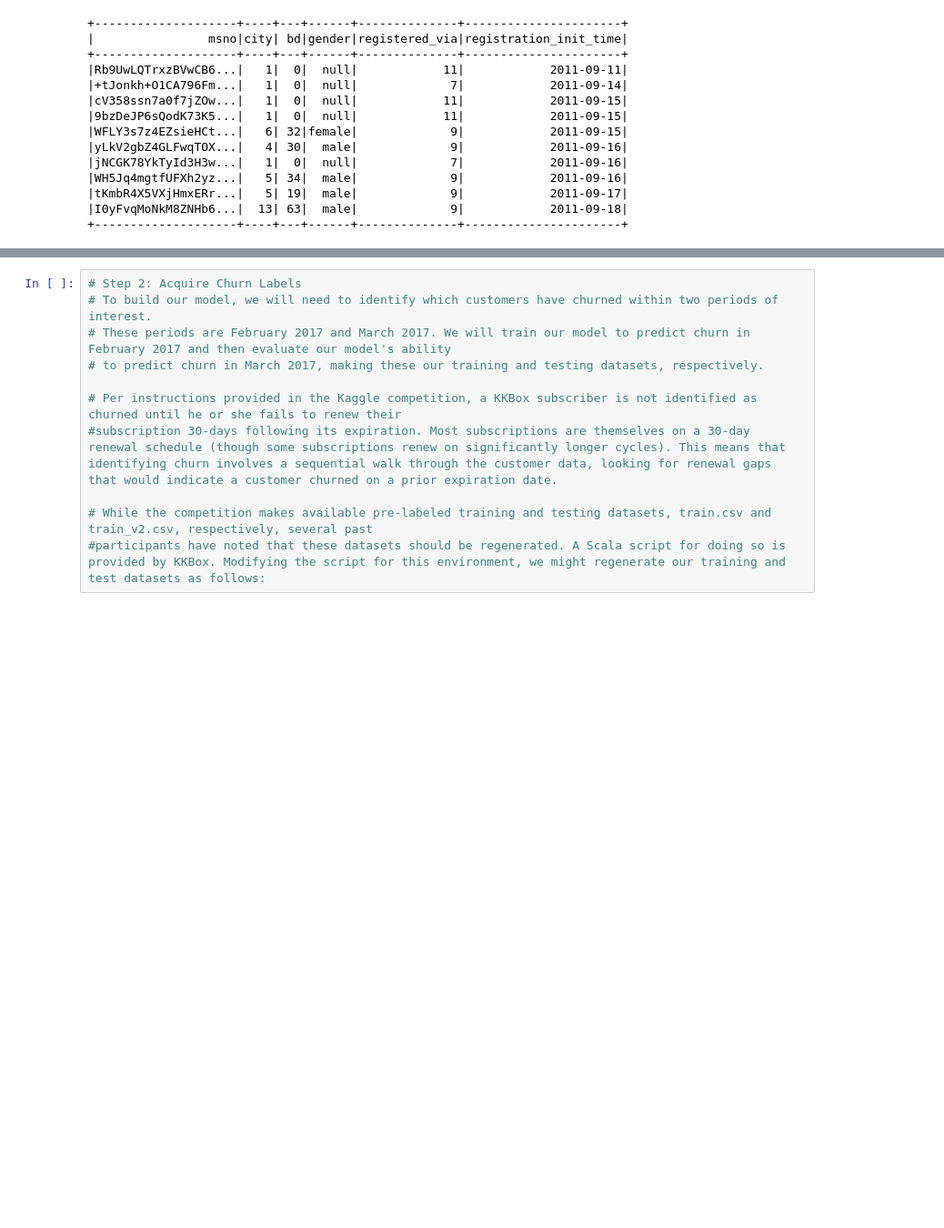
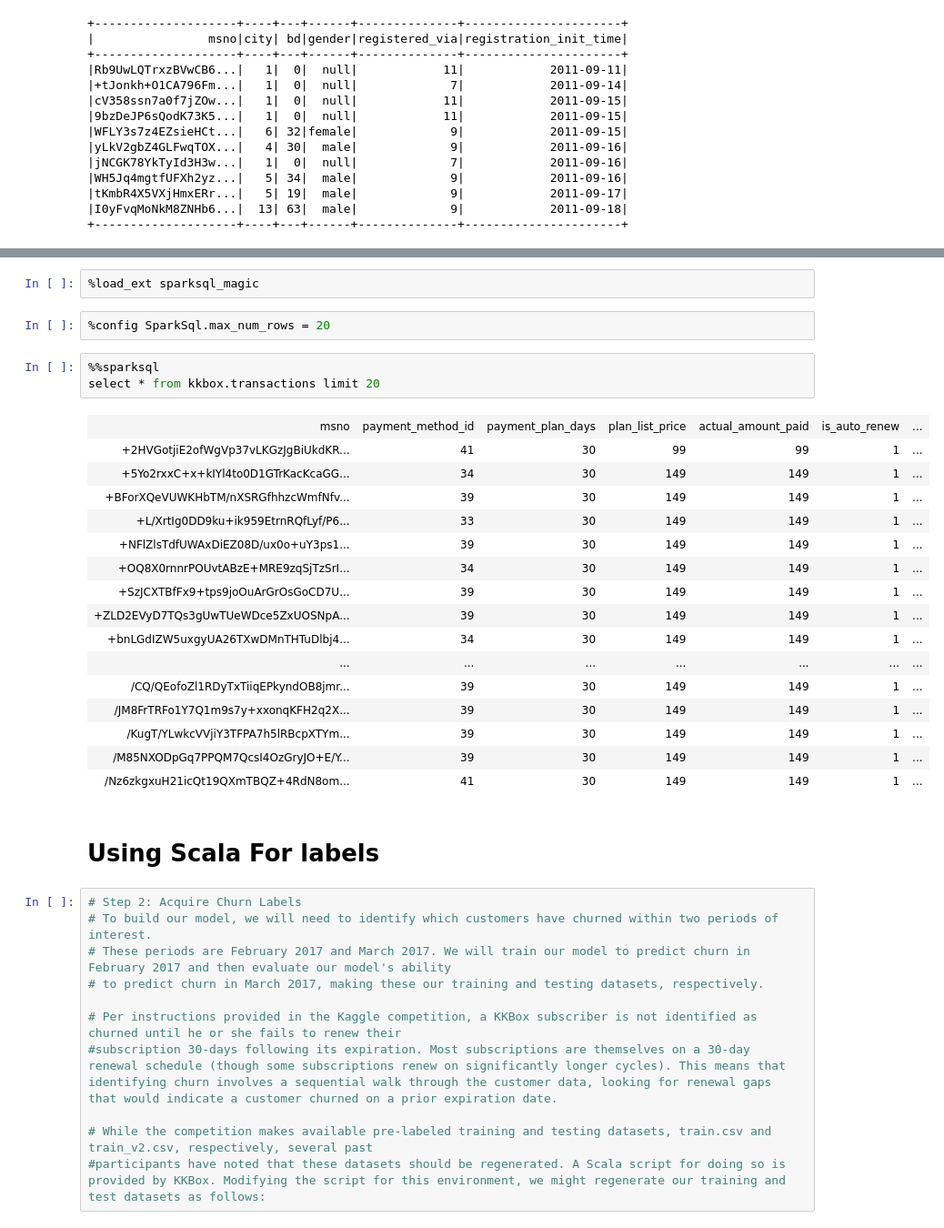
Before and after one commit to sjtalkar/DP-203-Azure-Data-Engineering-Notes, a Jupyter notebook: SparkAndDeltaLake.ipynb, the cells around one changed output, grey strips where cells are left out. Shown: that part at 91% size. Cells and saved outputs as stored; diff of their text form; blank space fills up the shorter version.

```diff
--- a/SparkAndDeltaLake.ipynb
+++ b/SparkAndDeltaLake.ipynb
@@ -271,3 +357,29 @@ capture.show()
+# %%
+%load_ext sparksql_magic
+# %%
+%config SparkSql.max_num_rows = 20
+# %%
+%%sparksql
+select * from kkbox.transactions limit 20
+# %% [output]
+| msno | payment_method_id | payment_plan_days | plan_list_price | actual_amount_paid | is_auto_renew | ... |
+| +2HVGotjiE2ofWgVp37vLKGzJgBiUkdKR... | 41 | 30 | 99 | 99 | 1 | ... |
+| +5Yo2rxxC+x+kIYl4to0D1GTrKacKcaGG... | 34 | 30 | 149 | 149 | 1 | ... |
+| +BForXQeVUWKHbTM/nXSRGfhhzcWmfNfv... | 39 | 30 | 149 | 149 | 1 | ... |
+| +L/XrtIg0DD9ku+ik959EtrnRQfLyf/P6... | 33 | 30 | 149 | 149 | 1 | ... |
+| +NFlZlsTdfUWAxDiEZ08D/ux0o+uY3ps1... | 39 | 30 | 149 | 149 | 1 | ... |
+| +OQ8X0rnnrPOUvtABzE+MRE9zqSjTzSrI... | 34 | 30 | 149 | 149 | 1 | ... |
+| +SzJCXTBfFx9+tps9joOuArGrOsGoCD7U... | 39 | 30 | 149 | 149 | 1 | ... |
+| +ZLD2EVyD7TQs3gUwTUeWDce5ZxUOSNpA... | 39 | 30 | 149 | 149 | 1 | ... |
+| +bnLGdIZW5uxgyUA26TXwDMnTHTuDlbj4... | 34 | 30 | 149 | 149 | 1 | ... |
+| ... | ... | ... | ... | ... | ... | ... |
+| /CQ/QEofoZl1RDyTxTiiqEPkyndOB8jmr... | 39 | 30 | 149 | 149 | 1 | ... |
+| /JM8FrTRFo1Y7Q1m9s7y+xxonqKFH2q2X... | 39 | 30 | 149 | 149 | 1 | ... |
+| /KugT/YLwkcVVjiY3TFPA7h5lRBcpXTYm... | 39 | 30 | 149 | 149 | 1 | ... |
+| /M85NXODpGq7PPQM7QcsI4OzGryJO+E/Y... | 39 | 30 | 149 | 149 | 1 | ... |
+| /Nz6zkgxuH21icQt19QXmTBQZ+4RdN8om... | 41 | 30 | 149 | 149 | 1 | ... |
+# %% [markdown]
+# Using Scala For labels
 # %%
 # Step 2: Acquire Churn Labels
 # To build our model, we will need to identify which customers have churned within two periods of interest.
```
Also changed, not shown: parts of 14 cells of this notebook.
